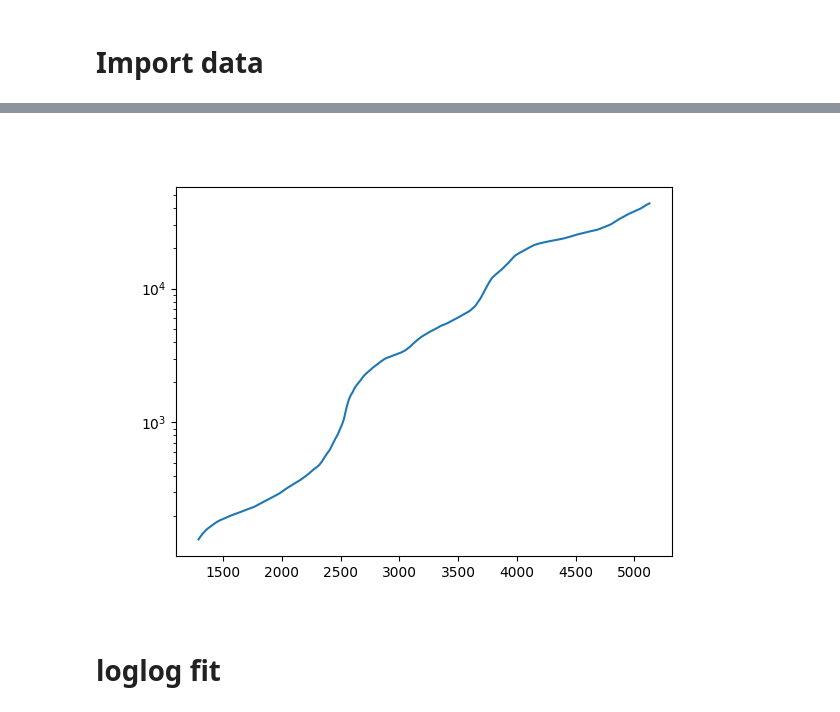
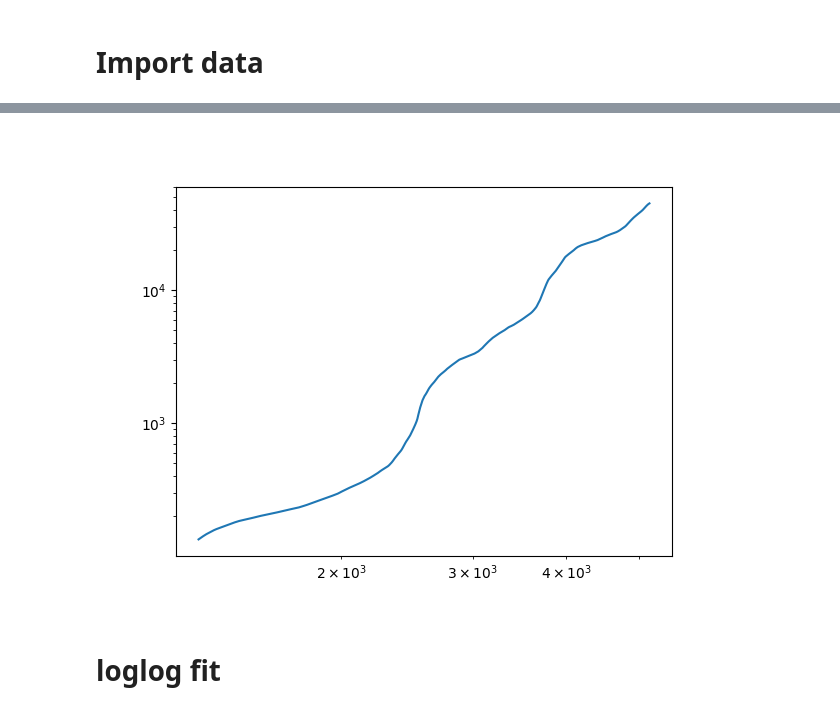
Before and after one commit to tristanbouchet/BTC-price-predict, a Jupyter notebook: btc_fit.ipynb, the cells around one changed output, grey strips where cells are left out. Drawn from its saved outputs; the diff is of its cells as text; code cells hidden in the pictures.

```diff
--- a/btc_fit.ipynb
+++ b/btc_fit.ipynb
@@ -22,10 +21,11 @@ btc_history=pd.read_csv('bitcoin_2009-08-26_2024-09-25.csv')
 btc_history.index=pd.to_datetime(btc_history.Start)
 btc_history.index.rename('Date',inplace=True)
 # add recent data
-btc_price= yf.download("BTC-USD",start='2024-09-25', interval='1d')
-btc_price
+btc_price_recent = yf.download("BTC-USD",start='2024-09-25', interval='1d')
+# this looks retarded but only way I found to get rid of awful MultiIndex!
+btc_price_recent = pd.DataFrame({'Date':btc_price_recent.index.values, 'Close':btc_price_recent.Close['BTC-USD'].values}).set_index('Date')
 
-btc_price=pd.concat([btc_history,btc_price])
+btc_price= pd.concat([btc_history,btc_price_recent])
 btc_price['DAY_GEN'] = btc_price.apply(lambda x:(x.name - genesis_block_date).days, axis=1)
 btc_price.sort_index(inplace=True)
 
@@ -56,13 +56,14 @@ btc_price
 # %%
 rolling_days = 4 * 365 # window of rolling average in days
-btc_price_avg = btc_price.rolling(rolling_days).mean()
+btc_price_avg = btc_price[['Close','DAY_GEN']].rolling(rolling_days).mean()
 
 plt.figure()
 plt.plot('DAY_GEN', 'Close', data=btc_price_avg)
-plt.yscale('log')
+#plt.yscale('log')
+plt.loglog()
 plt.show()
 # %% [output]
-[figure, old version]
+[figure, new version]
 # %% [markdown]
 # loglog fit
 # %%
```
Also changed, not shown: parts of 7 cells of this notebook.
